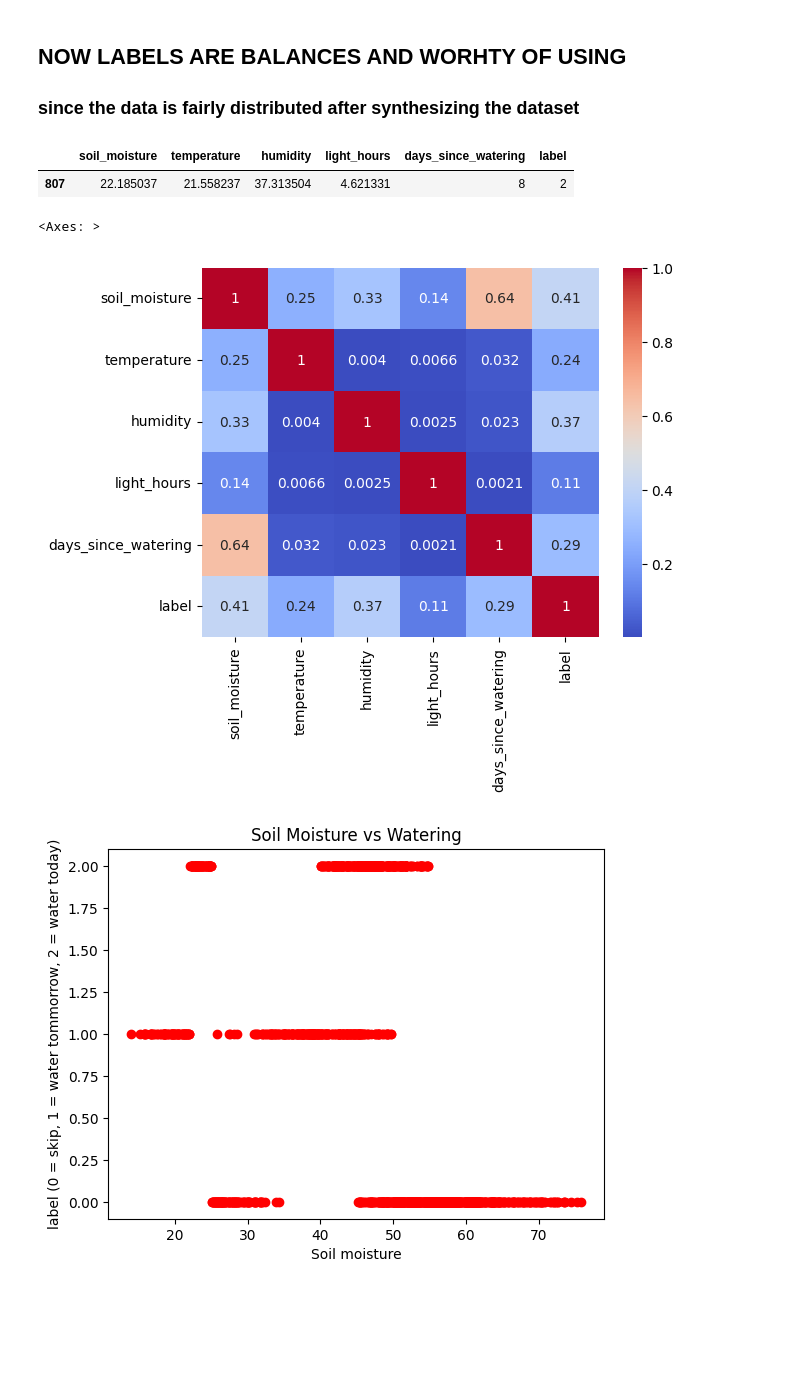
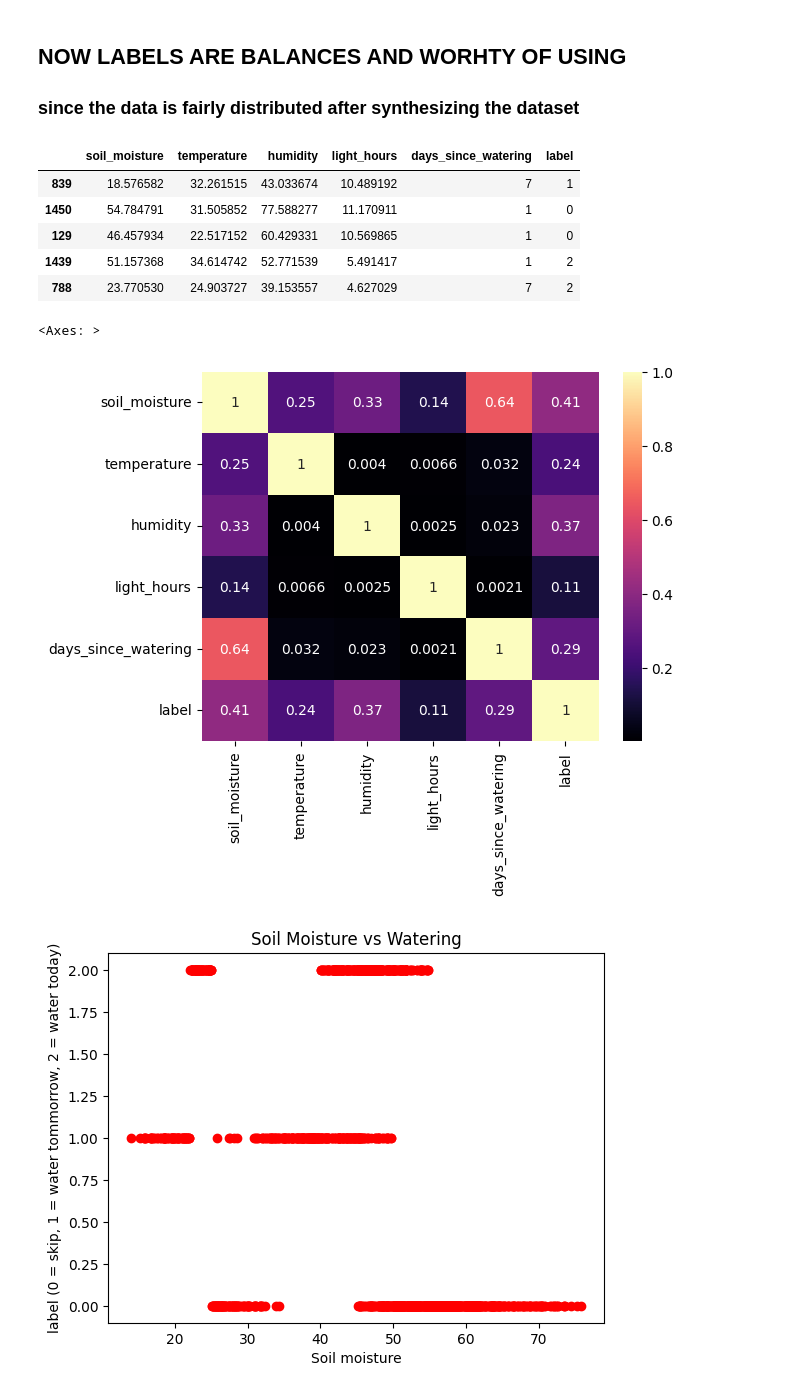
Before and after one commit to Omar-oymk/Watering_Predictior_ml, a Jupyter notebook: Watering_Predictor.ipynb, the cells around one changed output. Saved outputs shown, nothing was run; the diff lists cells and outputs as text; code cells hidden in the pictures; blank space fills up the shorter version.

```diff
--- a/Watering_Predictor.ipynb
+++ b/Watering_Predictor.ipynb
@@ -54,15 +54,19 @@ le = LabelEncoder()
 y_encoded = le.fit_transform(y)
 
 df = pd.concat([X, pd.DataFrame({'label': y_encoded})], axis = 1)
-df.sample()
+df.sample(5)
 # %% [output]
 |  | soil_moisture | temperature | humidity | light_hours | days_since_watering | label |
-| 807 | 22.185037 | 21.558237 | 37.313504 | 4.621331 | 8 | 2 |
+| 839 | 18.576582 | 32.261515 | 43.033674 | 10.489192 | 7 | 1 |
+| 1450 | 54.784791 | 31.505852 | 77.588277 | 11.170911 | 1 | 0 |
+| 129 | 46.457934 | 22.517152 | 60.429331 | 10.569865 | 1 | 0 |
+| 1439 | 51.157368 | 34.614742 | 52.771539 | 5.491417 | 1 | 2 |
+| 788 | 23.770530 | 24.903727 | 39.153557 | 4.627029 | 7 | 2 |
 # %%
-sns.heatmap(abs(df.corr()) , cmap = 'coolwarm', annot= True)
+sns.heatmap(abs(df.corr()) , cmap = 'magma', annot= True)
 # %% [output]
 <Axes: >
-[figure, old version]
+[figure, new version]
 # %%
 plt.scatter(X.soil_moisture, y_encoded, color = 'red')
 plt.xlabel("Soil moisture")
```
Also changed, not shown: parts of 12 cells of this notebook, 1 other file.
